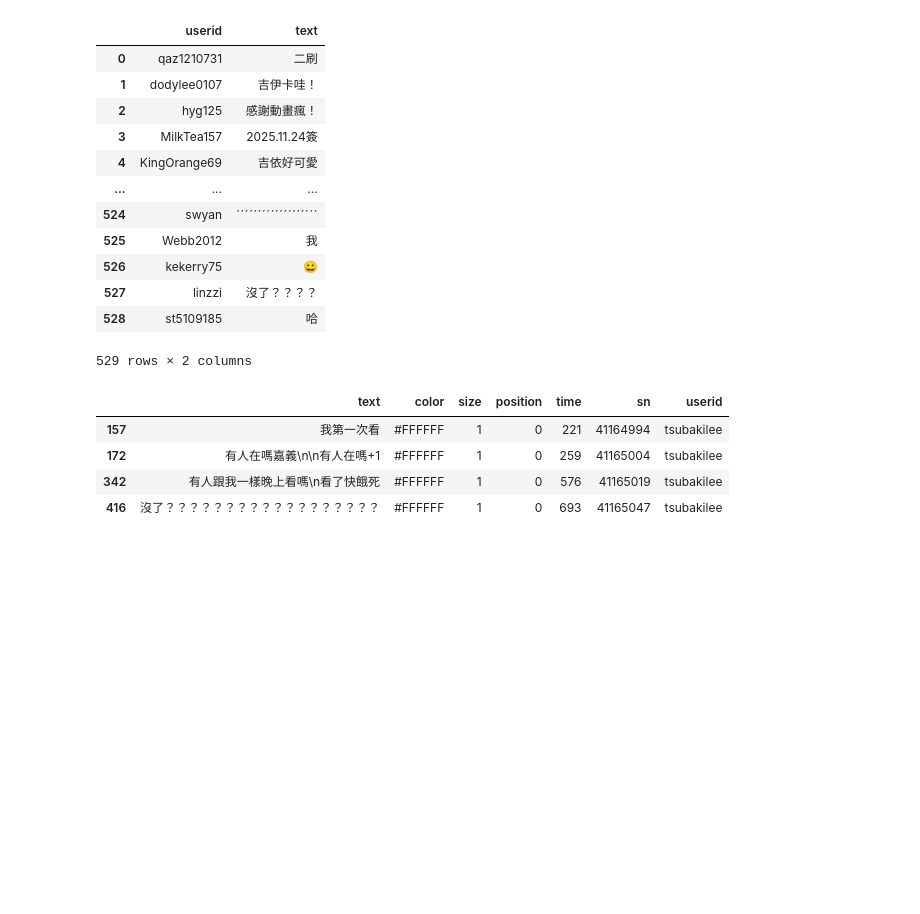
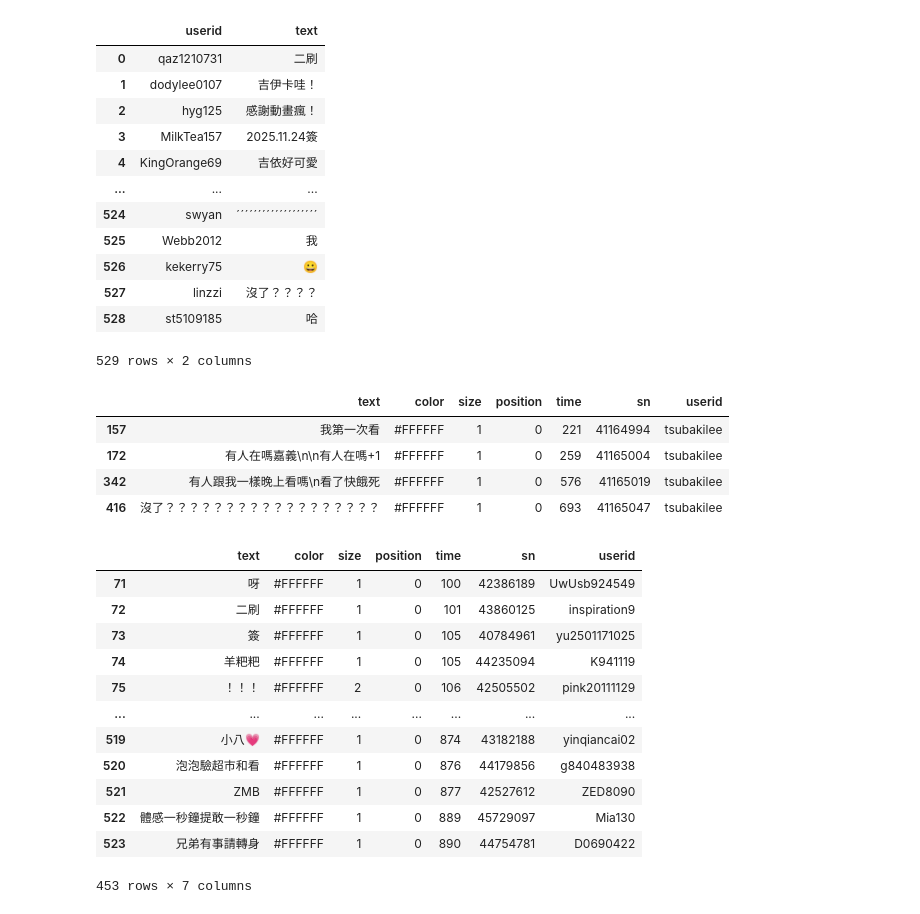
Before and after one commit to Elwing-Chou/tibame_night_20251120, a Jupyter notebook: tibame20251220.ipynb, the cells around one changed output. Drawn from its saved outputs; the diff is of its cells as text; code cells hidden in the pictures; blank space fills up the shorter version.

```diff
--- a/tibame20251220.ipynb
+++ b/tibame20251220.ipynb
@@ -79,3 +79,23 @@ df[fil]
 | 172 | 有人在嗎嘉義\n\n有人在嗎+1 | #FFFFFF | 1 | 0 | 259 | 41165004 | tsubakilee |
 | 342 | 有人跟我一樣晚上看嗎\n看了快餓死 | #FFFFFF | 1 | 0 | 576 | 41165019 | tsubakilee |
 | 416 | 沒了？？？？？？？？？？？？？？？？？？ | #FFFFFF | 1 | 0 | 693 | 41165047 | tsubakilee |
+# %%
+# & and | or
+fil1 = df["time"] >= 100
+fil2 = df["time"] <= 890
+fil = fil1 & fil2
+df[fil]
+# %% [output]
+|  | text | color | size | position | time | sn | userid |
+| 71 | 呀 | #FFFFFF | 1 | 0 | 100 | 42386189 | UwUsb924549 |
+| 72 | 二刷 | #FFFFFF | 1 | 0 | 101 | 43860125 | inspiration9 |
+| 73 | 簽 | #FFFFFF | 1 | 0 | 105 | 40784961 | yu2501171025 |
+| 74 | 羊粑粑 | #FFFFFF | 1 | 0 | 105 | 44235094 | K941119 |
+| 75 | ！！！ | #FFFFFF | 2 | 0 | 106 | 42505502 | pink20111129 |
+| ... | ... | ... | ... | ... | ... | ... | ... |
+| 519 | 小八💗 | #FFFFFF | 1 | 0 | 874 | 43182188 | yinqiancai02 |
+| 520 | 泡泡驗超市和看 | #FFFFFF | 1 | 0 | 876 | 44179856 | g840483938 |
+| 521 | ZMB | #FFFFFF | 1 | 0 | 877 | 42527612 | ZED8090 |
+| 522 | 體感一秒鐘提敢一秒鐘 | #FFFFFF | 1 | 0 | 889 | 45729097 | Mia130 |
+| 523 | 兄弟有事請轉身 | #FFFFFF | 1 | 0 | 890 | 44754781 | D0690422 |
+453 rows × 7 columns
```
